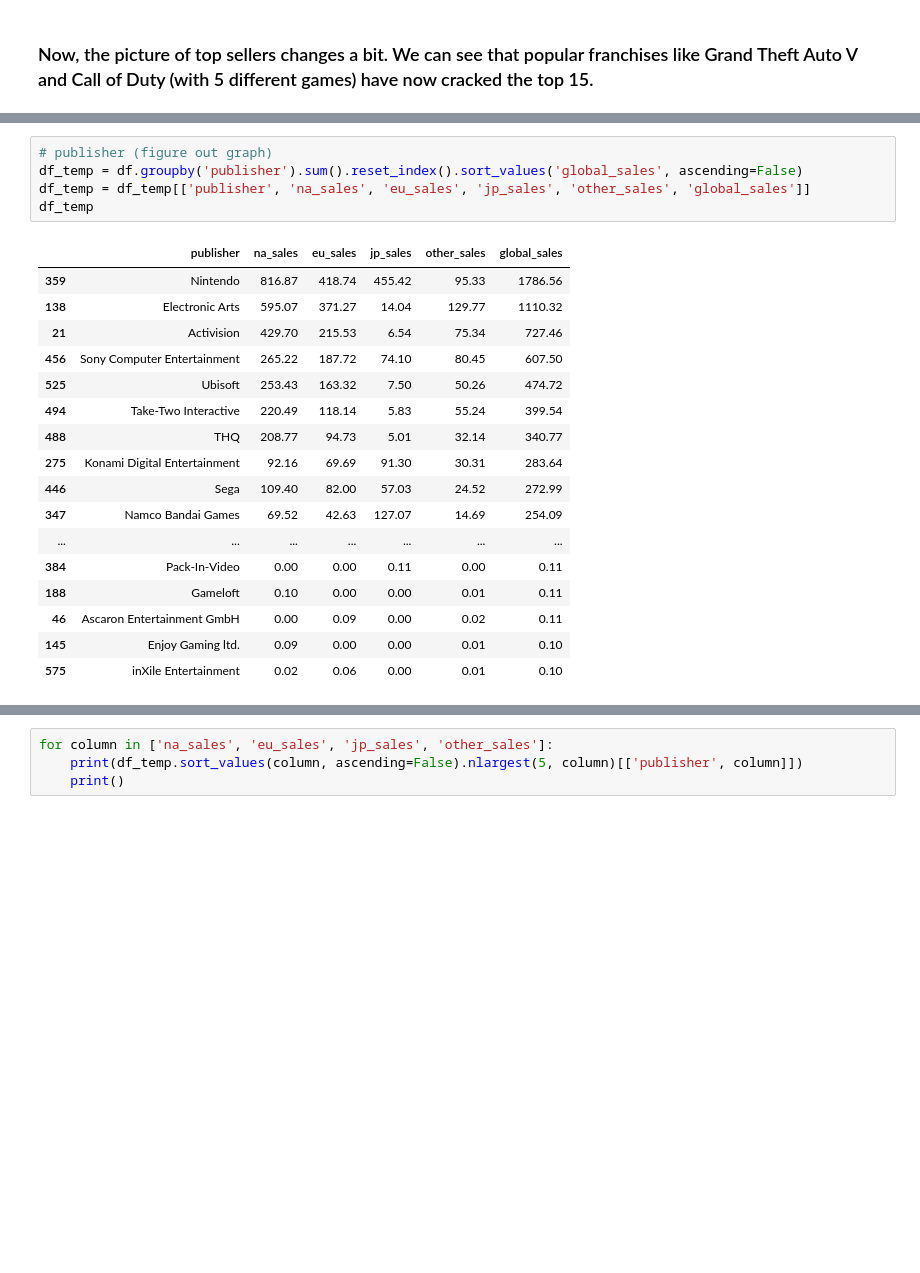
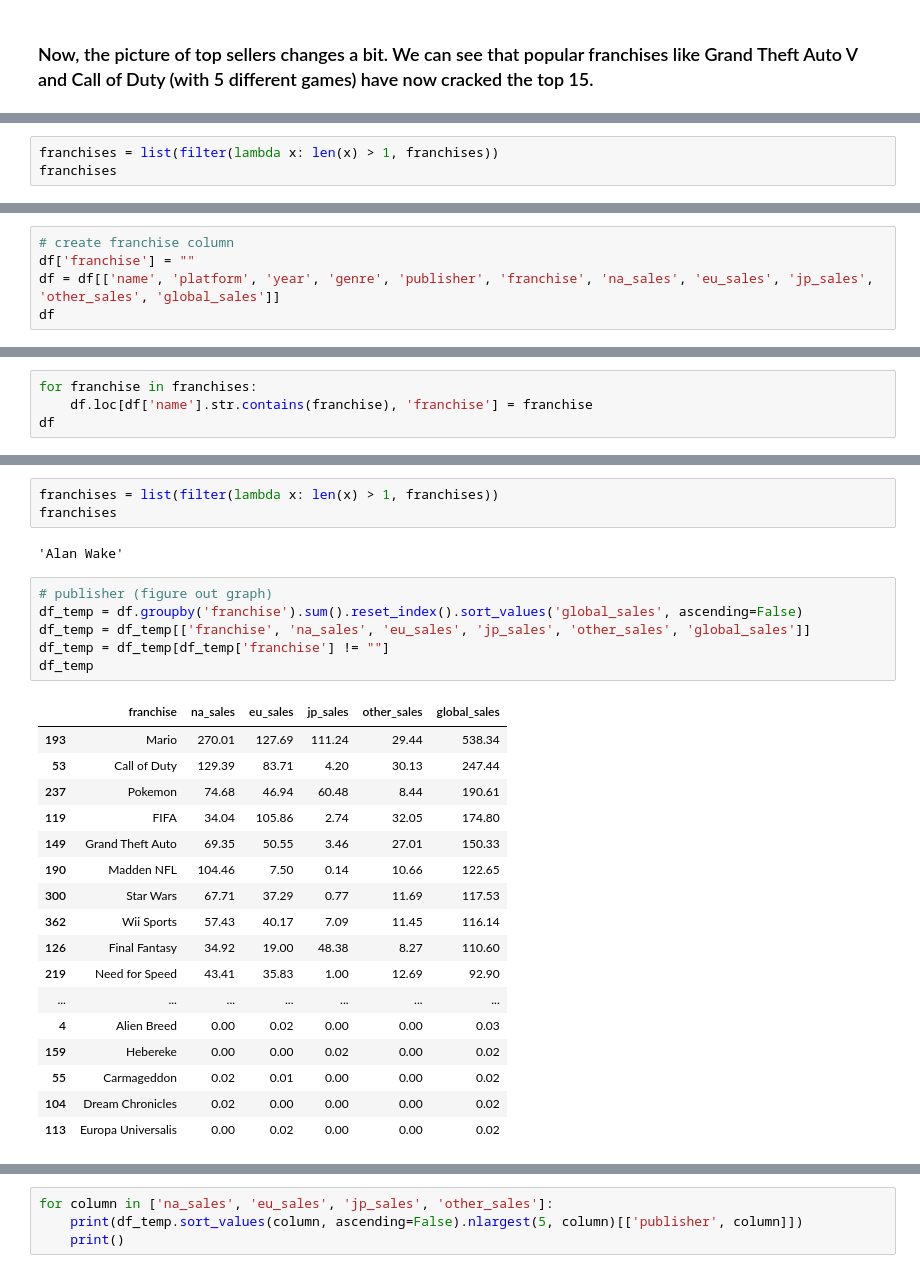
Before and after one commit to 3kleo/Video-Game-Sales-Analysis, a Jupyter notebook: notebook.ipynb, the cells around one changed output, grey strips where cells are left out. Drawn from its saved outputs; the diff is of its cells as text; blank space fills up the shorter version.

```diff
--- a/notebook.ipynb
+++ b/notebook.ipynb
@@ -430,0 +873,3 @@ df[df['name'].str.contains('Grand Theft Auto')].sort_values('name')
+# %%
+franchises = list(filter(lambda x: len(x) > 1, franchises))
+franchises
@@ -430,0 +896,5 @@ df[df['name'].str.contains('Grand Theft Auto')].sort_values('name')
+# %%
+# create franchise column
+df['franchise'] = ""
+df = df[['name', 'platform', 'year', 'genre', 'publisher', 'franchise', 'na_sales', 'eu_sales', 'jp_sales', 'other_sales', 'global_sales']]
+df
@@ -430,0 +918,4 @@ df[df['name'].str.contains('Grand Theft Auto')].sort_values('name')
+# %%
+for franchise in franchises:
+    df.loc[df['name'].str.contains(franchise), 'franchise'] = franchise
+df
@@ -431,23 +1487,29 @@ df[df['name'].str.contains('Grand Theft Auto')].sort_values('name')
+# %%
+franchises = list(filter(lambda x: len(x) > 1, franchises))
+franchises
+# %% [output]
+'Alan Wake'
 # %%
 # publisher (figure out graph)
-df_temp = df.groupby('publisher').sum().reset_index().sort_values('global_sales', ascending=False)
-df_temp = df_temp[['publisher', 'na_sales', 'eu_sales', 'jp_sales', 'other_sales', 'global_sales']]
+df_temp = df.groupby('franchise').sum().reset_index().sort_values('global_sales', ascending=False)
+df_temp = df_temp[['franchise', 'na_sales', 'eu_sales', 'jp_sales', 'other_sales', 'global_sales']]
+df_temp = df_temp[df_temp['franchise'] != ""]
 df_temp
 # %% [output]
-|  | publisher | na_sales | eu_sales | jp_sales | other_sales | global_sales |
-| 359 | Nintendo | 816.87 | 418.74 | 455.42 | 95.33 | 1786.56 |
-| 138 | Electronic Arts | 595.07 | 371.27 | 14.04 | 129.77 | 1110.32 |
-| 21 | Activision | 429.70 | 215.53 | 6.54 | 75.34 | 727.46 |
-| 456 | Sony Computer Entertainment | 265.22 | 187.72 | 74.10 | 80.45 | 607.50 |
-| 525 | Ubisoft | 253.43 | 163.32 | 7.50 | 50.26 | 474.72 |
-| 494 | Take-Two Interactive | 220.49 | 118.14 | 5.83 | 55.24 | 399.54 |
-| 488 | THQ | 208.77 | 94.73 | 5.01 | 32.14 | 340.77 |
-| 275 | Konami Digital Entertainment | 92.16 | 69.69 | 91.30 | 30.31 | 283.64 |
-| 446 | Sega | 109.40 | 82.00 | 57.03 | 24.52 | 272.99 |
-| 347 | Namco Bandai Games | 69.52 | 42.63 | 127.07 | 14.69 | 254.09 |
+|  | franchise | na_sales | eu_sales | jp_sales | other_sales | global_sales |
+| 193 | Mario | 270.01 | 127.69 | 111.24 | 29.44 | 538.34 |
+| 53 | Call of Duty | 129.39 | 83.71 | 4.20 | 30.13 | 247.44 |
+| 237 | Pokemon | 74.68 | 46.94 | 60.48 | 8.44 | 190.61 |
+| 119 | FIFA | 34.04 | 105.86 | 2.74 | 32.05 | 174.80 |
+| 149 | Grand Theft Auto | 69.35 | 50.55 | 3.46 | 27.01 | 150.33 |
+| 190 | Madden NFL | 104.46 | 7.50 | 0.14 | 10.66 | 122.65 |
+| 300 | Star Wars | 67.71 | 37.29 | 0.77 | 11.69 | 117.53 |
+| 362 | Wii Sports | 57.43 | 40.17 | 7.09 | 11.45 | 116.14 |
+| 126 | Final Fantasy | 34.92 | 19.00 | 48.38 | 8.27 | 110.60 |
+| 219 | Need for Speed | 43.41 | 35.83 | 1.00 | 12.69 | 92.90 |
 | ... | ... | ... | ... | ... | ... | ... |
-| 384 | Pack-In-Video | 0.00 | 0.00 | 0.11 | 0.00 | 0.11 |
-| 188 | Gameloft | 0.10 | 0.00 | 0.00 | 0.01 | 0.11 |
-| 46 | Ascaron Entertainment GmbH | 0.00 | 0.09 | 0.00 | 0.02 | 0.11 |
-| 145 | Enjoy Gaming ltd. | 0.09 | 0.00 | 0.00 | 0.01 | 0.10 |
-| 575 | inXile Entertainment | 0.02 | 0.06 | 0.00 | 0.01 | 0.10 |
+| 4 | Alien Breed | 0.00 | 0.02 | 0.00 | 0.00 | 0.03 |
+| 159 | Hebereke | 0.00 | 0.00 | 0.02 | 0.00 | 0.02 |
+| 55 | Carmageddon | 0.02 | 0.01 | 0.00 | 0.00 | 0.02 |
+| 104 | Dream Chronicles | 0.02 | 0.00 | 0.00 | 0.00 | 0.02 |
+| 113 | Europa Universalis | 0.00 | 0.02 | 0.00 | 0.00 | 0.02 |
```
Also changed, not shown: parts of 17 cells of this notebook.
